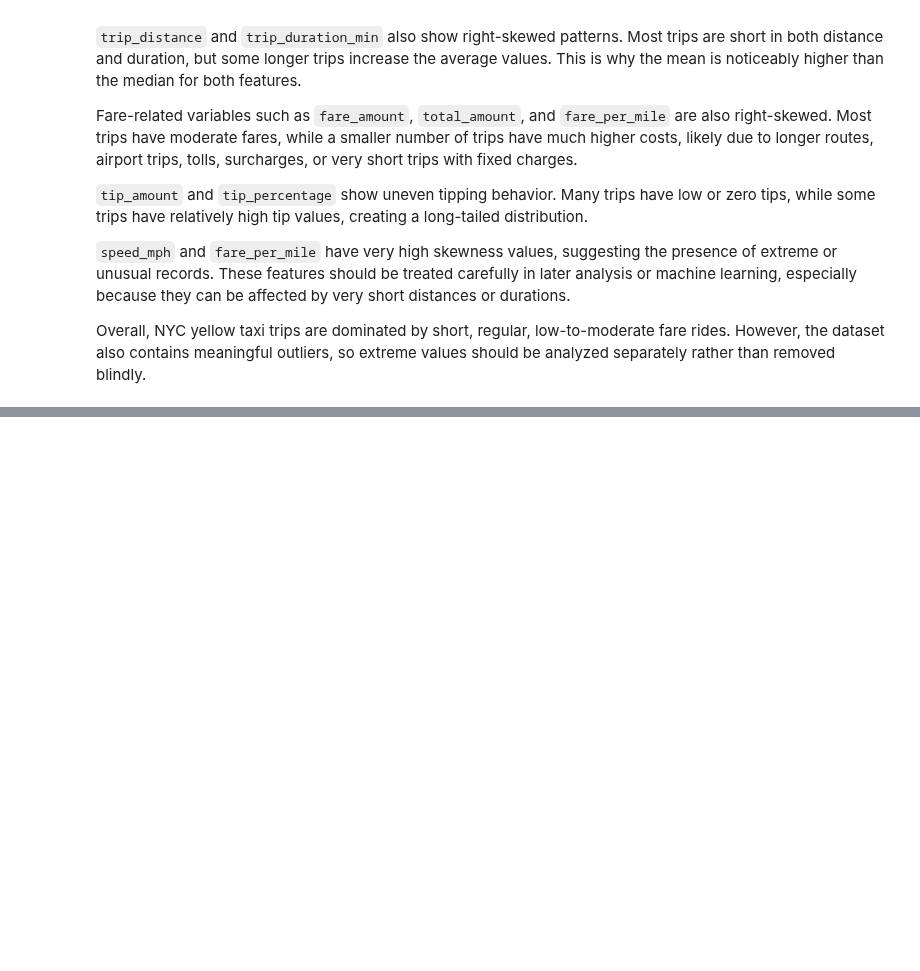
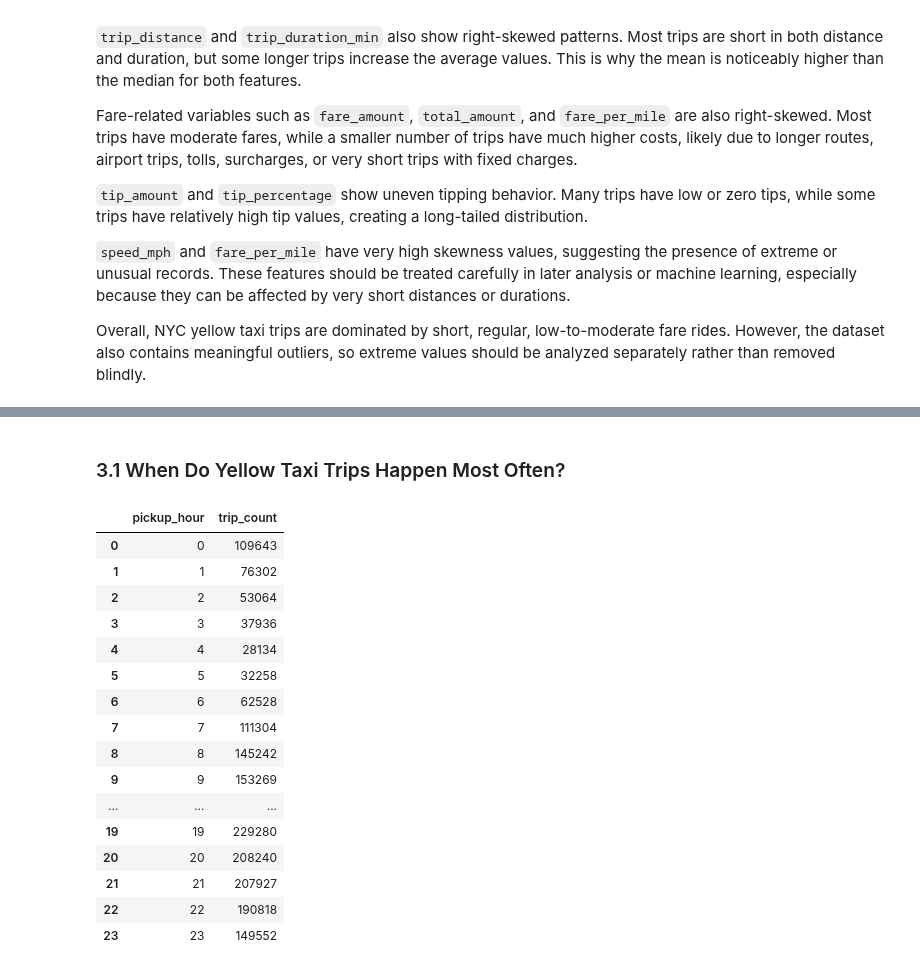
Before and after one commit to fathirrizkifadillah/NYC-Yellow-Taxi-Trip-Analysis, a Jupyter notebook: main.ipynb, the cells around one changed output, grey strips where cells are left out. Cells and saved outputs as stored; diff of their text form; code cells hidden in the pictures; blank space fills up the shorter version.

```diff
--- a/main.ipynb
+++ b/main.ipynb
@@ -22,6 +22,10 @@ plt.rcParams['figure.dpi'] = 100
 plt.rcParams['savefig.dpi'] = 100
 plt.rcParams['font.size'] = 10
 sns.set_style('whitegrid')
+
+pd.set_option("display.max_columns", None)
+pd.set_option("display.width", None)
+pd.set_option("display.max_colwidth", None)
 # %% [markdown]
 ### Load the dataset
 # %%
@@ -507,0 +523,28 @@ Overall, NYC yellow taxi trips are dominated by short, regular, low-to-moderate
+# %% [markdown]
+### 3.1 When Do Yellow Taxi Trips Happen Most Often?
+# %%
+hourly_trips = (
+    df_eda
+    .groupby("pickup_hour")
+    .size()
+    .reset_index(name="trip_count")
+)
+hourly_trips
+# %% [output]
+|  | pickup_hour | trip_count |
+| 0 | 0 | 109643 |
+| 1 | 1 | 76302 |
+| 2 | 2 | 53064 |
+| 3 | 3 | 37936 |
+| 4 | 4 | 28134 |
+| 5 | 5 | 32258 |
+| 6 | 6 | 62528 |
+| 7 | 7 | 111304 |
+| 8 | 8 | 145242 |
+| 9 | 9 | 153269 |
+| ... | ... | ... |
+| 19 | 19 | 229280 |
+| 20 | 20 | 208240 |
+| 21 | 21 | 207927 |
+| 22 | 22 | 190818 |
+| 23 | 23 | 149552 |
```
Also changed, not shown: parts of 4 cells of this notebook, 1 other file.
